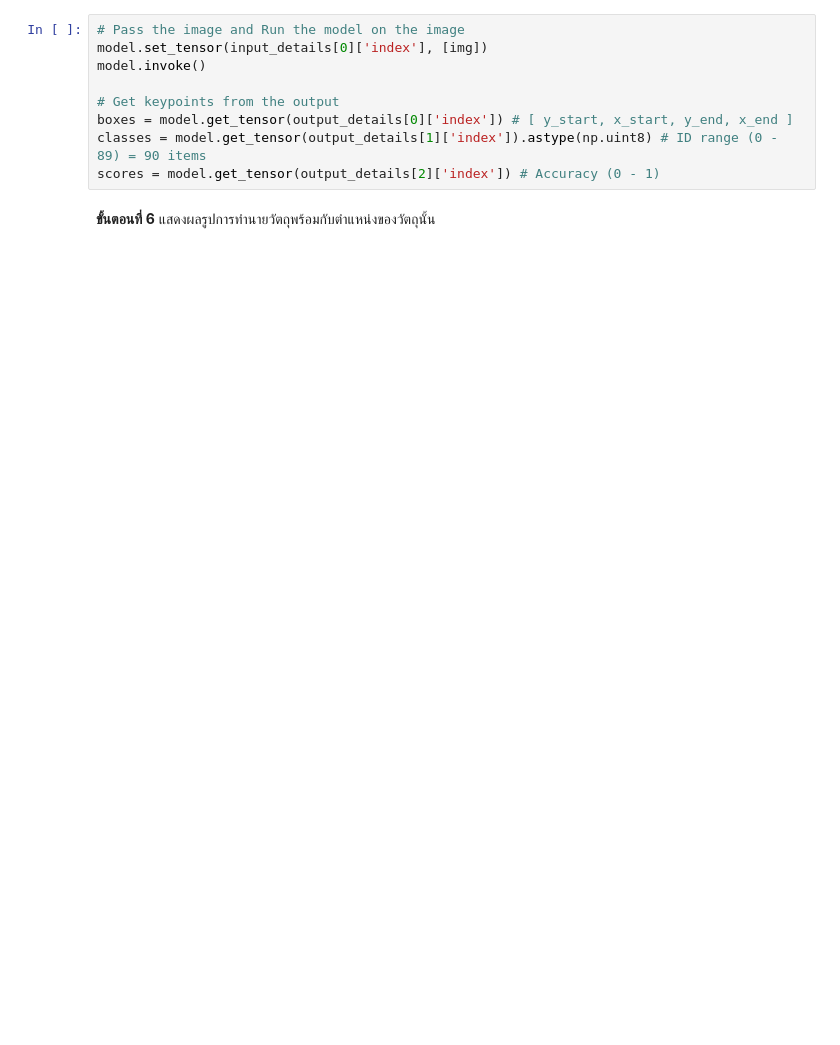
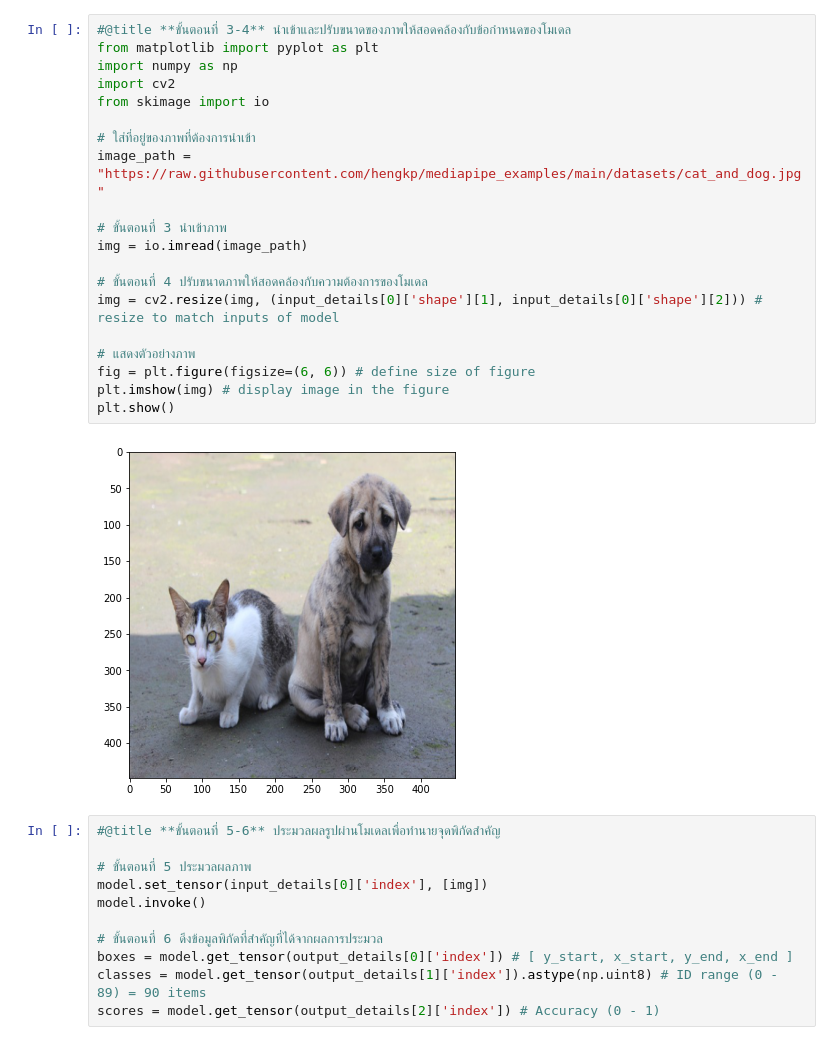
Before and after one commit to hengkp/mediapipe_examples, a Jupyter notebook: objectloc.ipynb, the cells around one changed output. Saved outputs shown, nothing was run; the diff lists cells and outputs as text; blank space fills up the shorter version.

```diff
--- a/objectloc.ipynb
+++ b/objectloc.ipynb
@@ -89,11 +56,33 @@ img = cv2.resize(img, (input_details[0]['shape'][1], input_details[0]['shape'][2
+# %%
+#@title **ขั้นตอนที่ 3-4** นำเข้าและปรับขนาดของภาพให้สอดคล้องกับข้อกำหนดของโมเดล
+from matplotlib import pyplot as plt
+import numpy as np
+import cv2
+from skimage import io
+
+# ใส่ที่อยู่ของภาพที่ต้องการนำเข้า
+image_path = "https://raw.githubusercontent.com/hengkp/mediapipe_examples/main/datasets/cat_and_dog.jpg"
+
+# ขั้นตอนที่ 3 นำเข้าภาพ
+img = io.imread(image_path)
+
+# ขั้นตอนที่ 4 ปรับขนาดภาพให้สอดคล้องกับความต้องการของโมเดล
+img = cv2.resize(img, (input_details[0]['shape'][1], input_details[0]['shape'][2])) # resize to match inputs of model
+
+# แสดงตัวอย่างภาพ
+fig = plt.figure(figsize=(6, 6)) # define size of figure
+plt.imshow(img) # display image in the figure
+plt.show()
+# %% [output]
+[figure, added]
 # %%
-# Pass the image and Run the model on the image
+#@title **ขั้นตอนที่ 5-6** ประมวลผลรูปผ่านโมเดลเพื่อทำนายจุดพิกัดสำคัญ
+
+# ขั้นตอนที่ 5 ประมวลผลภาพ
 model.set_tensor(input_details[0]['index'], [img])
 model.invoke()
 
-# Get keypoints from the output
+# ขั้นตอนที่ 6 ดึงข้อมูลพิกัดที่สำคัญที่ได้จากผลการประมวล
 boxes = model.get_tensor(output_details[0]['index']) # [ y_start, x_start, y_end, x_end ]
 classes = model.get_tensor(output_details[1]['index']).astype(np.uint8) # ID range (0 - 89) = 90 items
 scores = model.get_tensor(output_details[2]['index']) # Accuracy (0 - 1)
-# %% [markdown]
-**ขั้นตอนที่ 6** แสดงผลรูปการทำนายวัตถุพร้อมกับตำแหน่งของวัตถุนั้น
```
Also changed, not shown: parts of 13 cells of this notebook, 4 other files.
